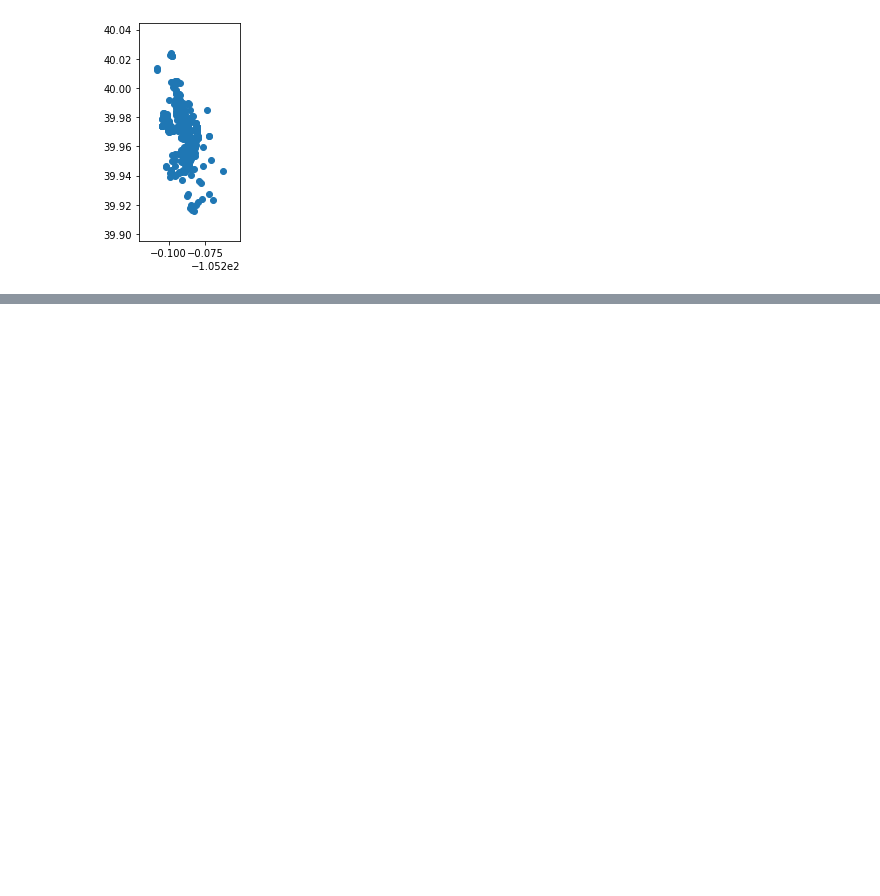
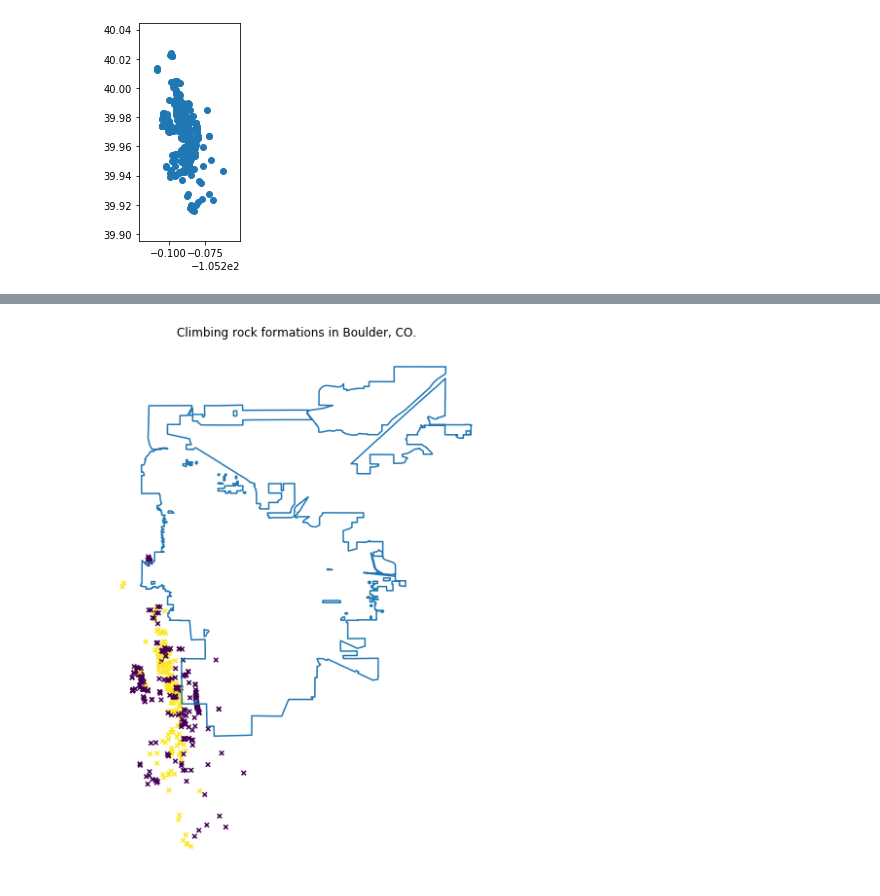
Before and after one commit to earthlab/edsc-summer-2020, a Jupyter notebook: data-types/04-data-types-exercise.ipynb, the cells around one changed output, grey strips where cells are left out. Saved outputs shown, nothing was run; the diff lists cells and outputs as text; code cells hidden in the pictures; blank space fills up the shorter version.

```diff
--- a/data-types/04-data-types-exercise.ipynb
+++ b/data-types/04-data-types-exercise.ipynb
@@ -71,0 +118,10 @@ gpd_data.plot(ax=ax);
+# %%
+fig, ax = plt.subplots(figsize=(10, 10))
+
+city.boundary.plot(ax=ax)
+gpd_data.plot(ax=ax, column='FormationType',
+              cmap="viridis", marker="x", markersize=20)
+ax.set(title="Climbing rock formations in Boulder, CO.")
+ax.set_axis_off()
+# %% [output]
+[figure, added]
```
Also changed, not shown: parts of 17 cells of this notebook.
